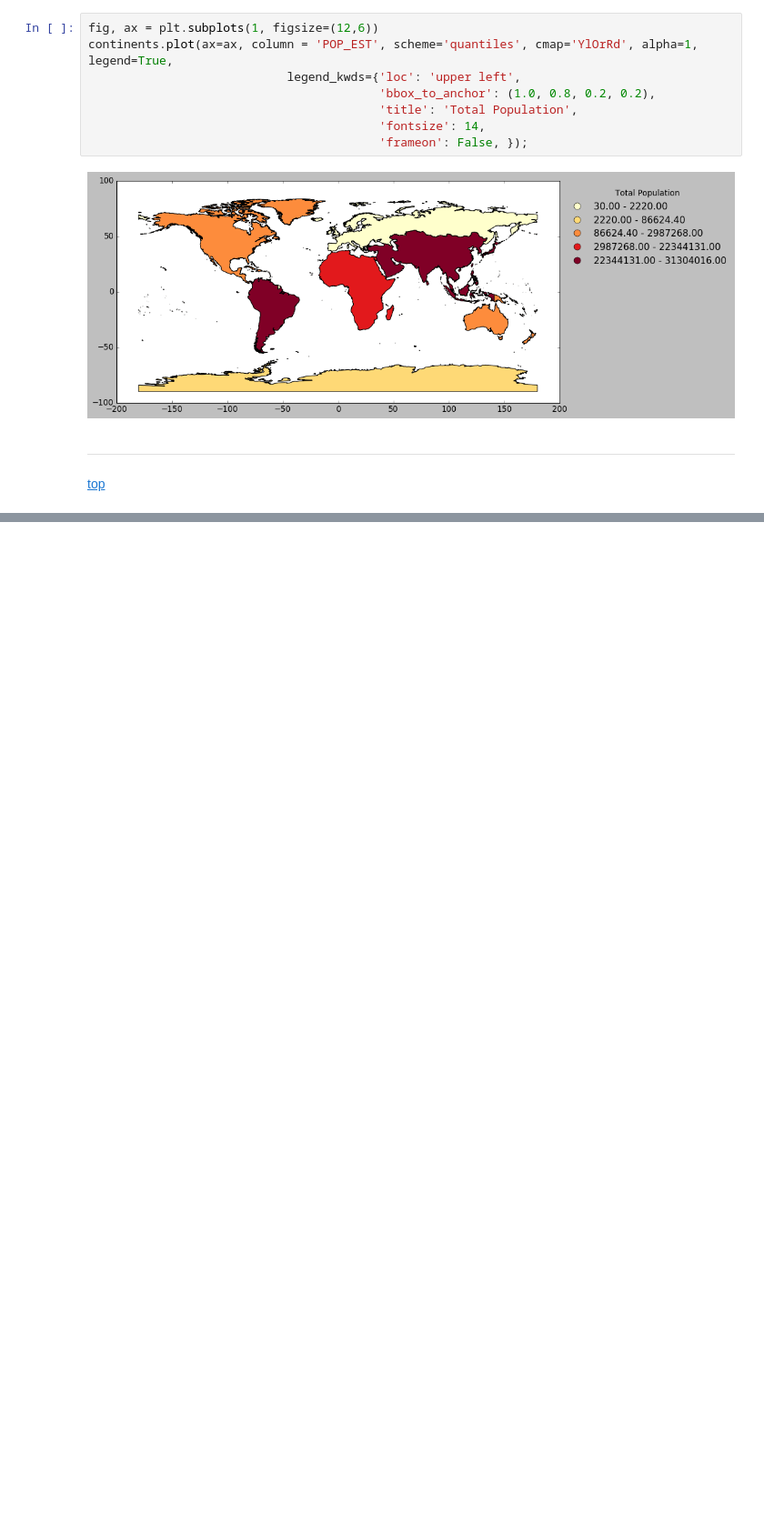
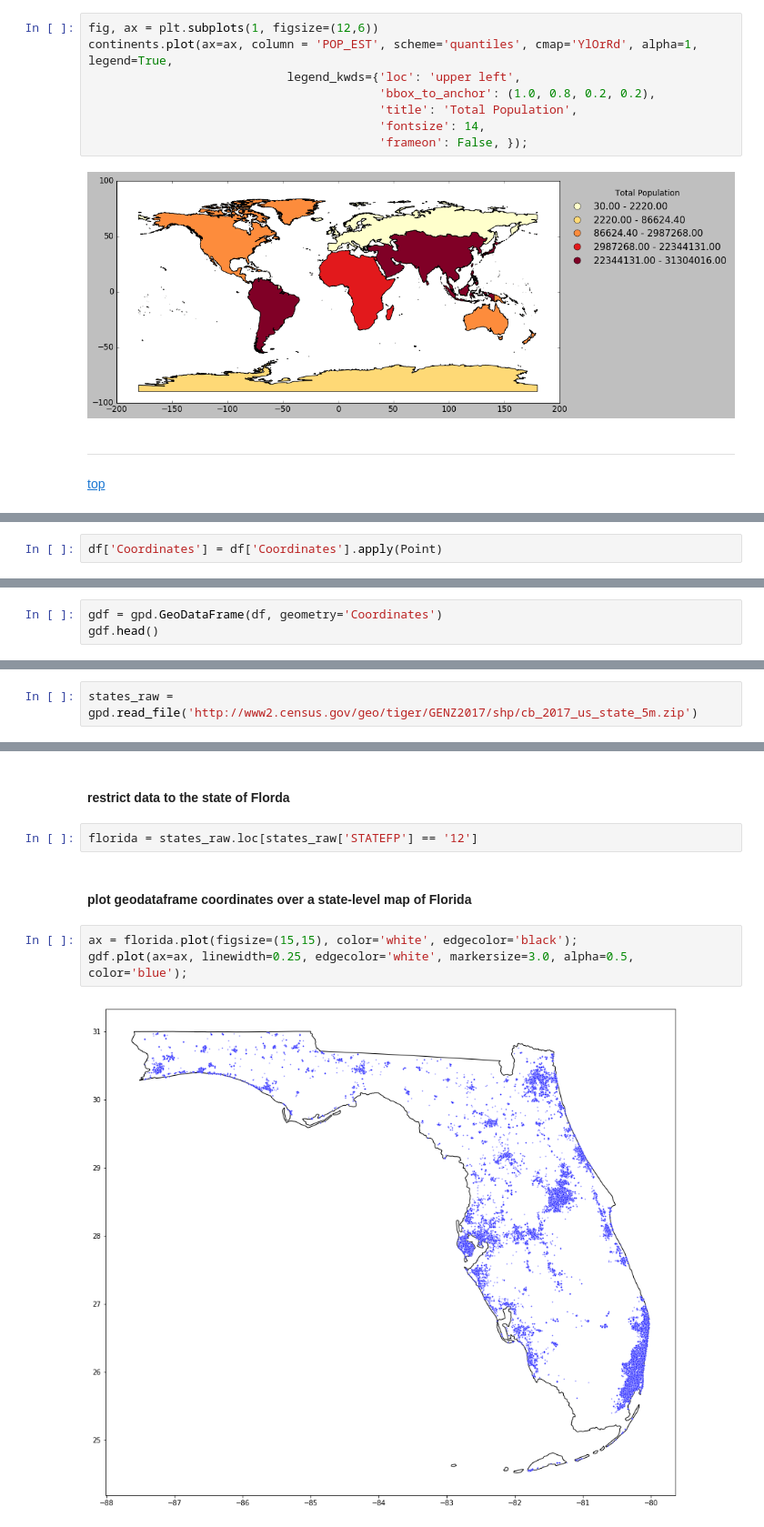
Before and after one commit to MarkCruse/python-jupyter-notebooks, a Jupyter notebook: geopandas-101.ipynb, the cells around one changed output, grey strips where cells are left out. Shown at 91% size. Drawn from its saved outputs; the diff is of its cells as text; blank space fills up the shorter version.

Commit message:
add Creating a GeoDataFrame from a DataFrame with coordinates

```diff
--- a/geopandas-101.ipynb
+++ b/geopandas-101.ipynb
@@ -668,0 +714,2 @@ continents.plot(ax=ax, column = 'POP_EST', scheme='quantiles', cmap='YlOrRd', al
+# %%
+df['Coordinates'] = df['Coordinates'].apply(Point)
@@ -668,0 +719,3 @@ continents.plot(ax=ax, column = 'POP_EST', scheme='quantiles', cmap='YlOrRd', al
+# %%
+gdf = gpd.GeoDataFrame(df, geometry='Coordinates')
+gdf.head()
@@ -668,0 +729,2 @@ continents.plot(ax=ax, column = 'POP_EST', scheme='quantiles', cmap='YlOrRd', al
+# %%
+states_raw = gpd.read_file('http://www2.census.gov/geo/tiger/GENZ2017/shp/cb_2017_us_state_5m.zip')
@@ -668,0 +740,12 @@ continents.plot(ax=ax, column = 'POP_EST', scheme='quantiles', cmap='YlOrRd', al
+# %% [markdown]
+#### restrict data to the state of Florda
+# %%
+florida = states_raw.loc[states_raw['STATEFP'] == '12']
+# %% [markdown]
+<a id='plot_geodataframe'></a>
+#### plot geodataframe coordinates over a state-level map of Florida
+# %%
+ax = florida.plot(figsize=(15,15), color='white', edgecolor='black');
+gdf.plot(ax=ax, linewidth=0.25, edgecolor='white', markersize=3.0, alpha=0.5, color='blue');
+# %% [output]
+[figure, added]
```
Also changed, not shown: parts of 14 cells of this notebook, 1 other file.
